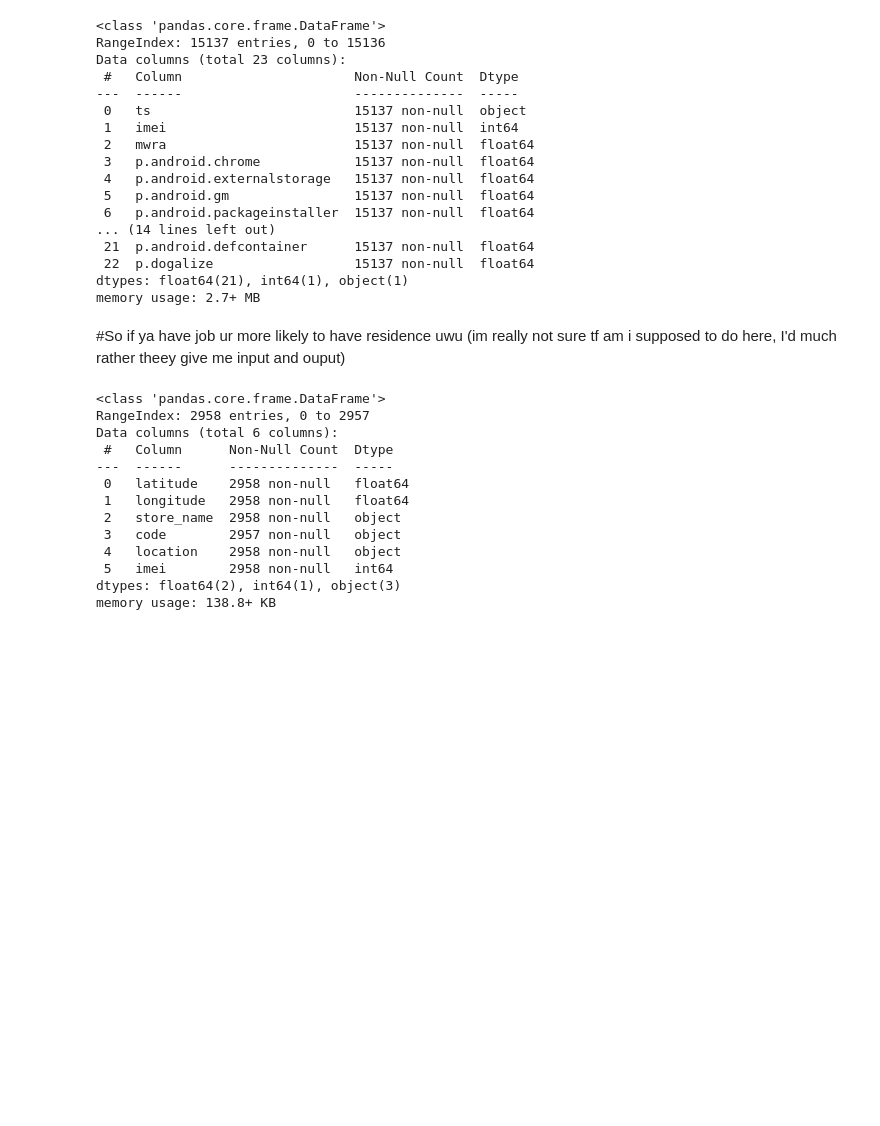
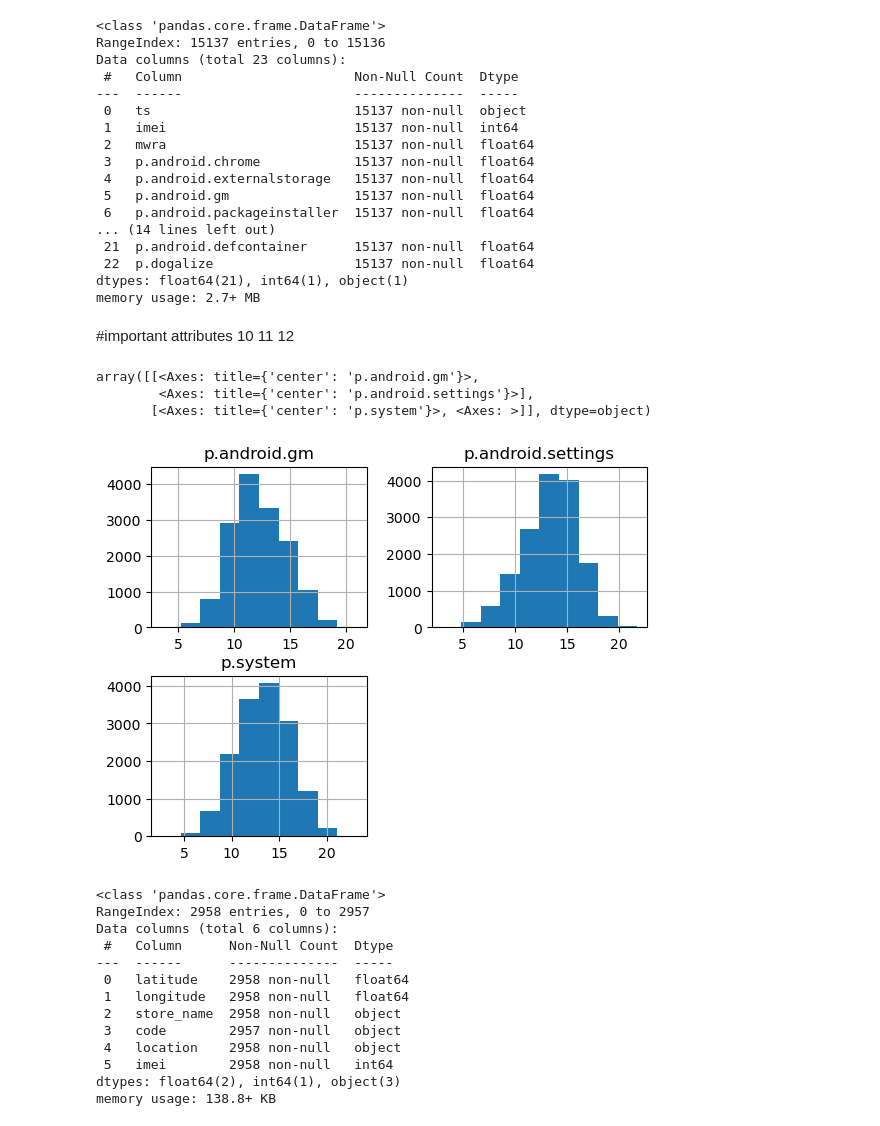
Before and after one commit to tomasswaier/IAU_project, a Jupyter notebook: Untitled.ipynb, the cells around one changed output. Drawn from its saved outputs; the diff is of its cells as text; code cells hidden in the pictures; blank space fills up the shorter version.

```diff
--- a/Untitled.ipynb
+++ b/Untitled.ipynb
@@ -92,6 +134,13 @@ Data columns (total 23 columns):
  22  p.dogalize                  15137 non-null  float64
 dtypes: float64(21), int64(1), object(1)
 memory usage: 2.7+ MB
-# %% [markdown]
-#So if ya have job ur more likely to have residence uwu (im really not sure tf am i supposed to do here, I'd much rather theey give me input and ouput)
+# %% [markdown]
+#important attributes 10 11 12
+# %%
+df_processes.hist(column=['p.android.gm','p.android.settings','p.system'])
+# %% [output]
+array([[<Axes: title={'center': 'p.android.gm'}>,
+        <Axes: title={'center': 'p.android.settings'}>],
+       [<Axes: title={'center': 'p.system'}>, <Axes: >]], dtype=object)
+[figure, added]
 # %%
```
Also changed, not shown: parts of 17 cells of this notebook.
